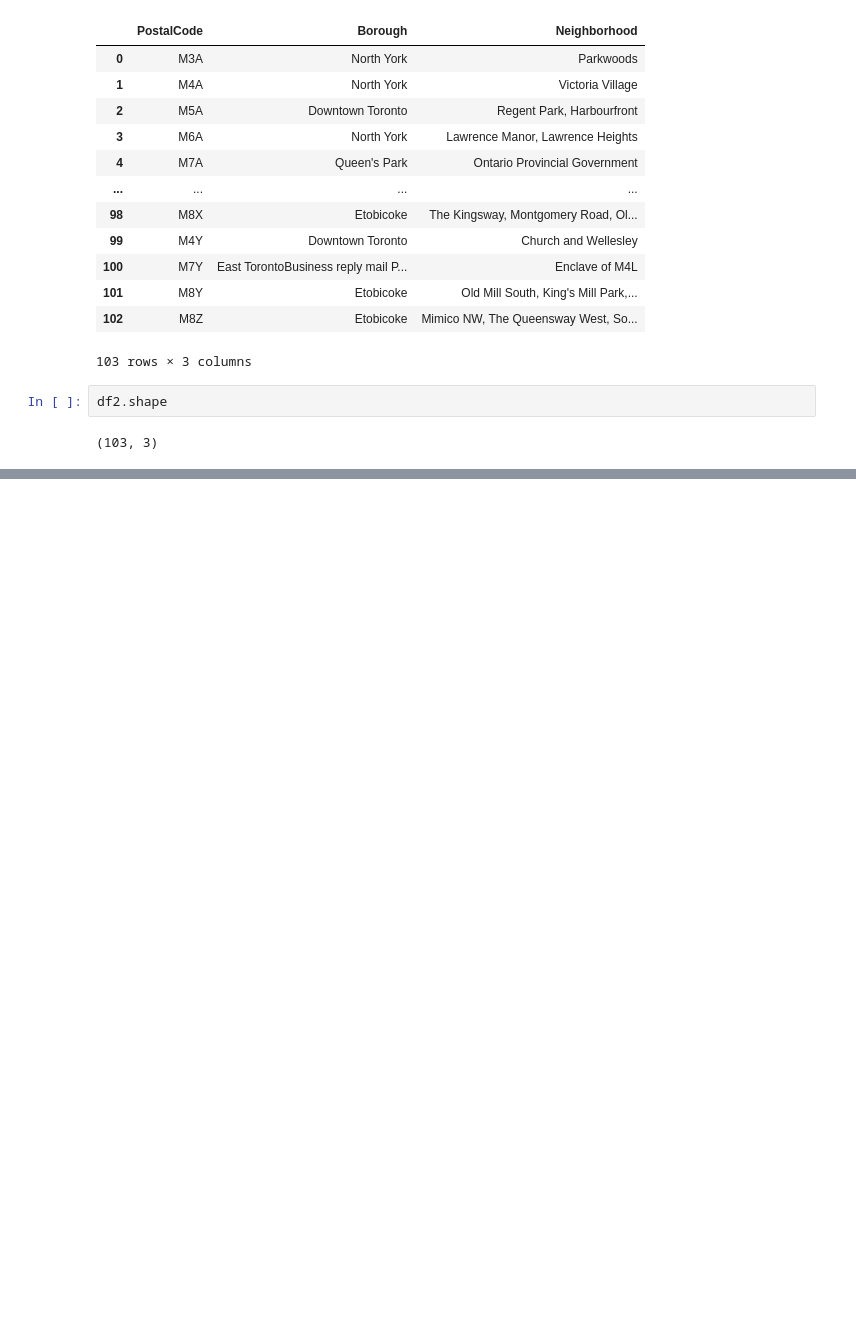
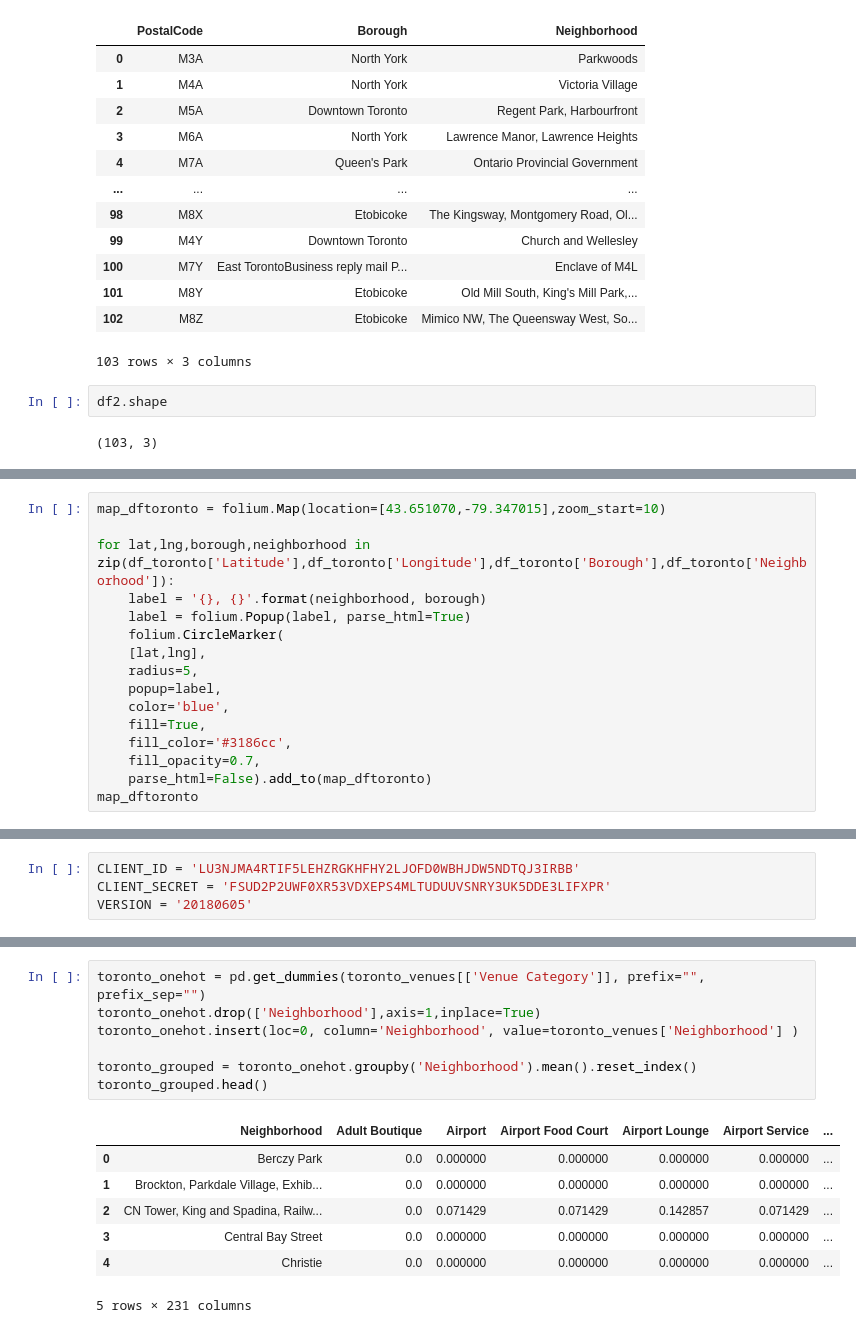
Before and after one commit to pallavidhole/Coursera_Capstone, a Jupyter notebook: Assgn1.ipynb, the cells around one changed output, grey strips where cells are left out. Drawn from its saved outputs; the diff is of its cells as text; blank space fills up the shorter version.

```diff
--- a/Assgn1.ipynb
+++ b/Assgn1.ipynb
@@ -66,0 +152,16 @@ df2.shape
+# %%
+map_dftoronto = folium.Map(location=[43.651070,-79.347015],zoom_start=10)
+
+for lat,lng,borough,neighborhood in zip(df_toronto['Latitude'],df_toronto['Longitude'],df_toronto['Borough'],df_toronto['Neighborhood']):
+    label = '{}, {}'.format(neighborhood, borough)
+    label = folium.Popup(label, parse_html=True)
+    folium.CircleMarker(
+    [lat,lng],
+    radius=5,
+    popup=label,
+    color='blue',
+    fill=True,
+    fill_color='#3186cc',
+    fill_opacity=0.7,
+    parse_html=False).add_to(map_dftoronto)
+map_dftoronto
@@ -66,0 +170,4 @@ df2.shape
+# %%
+CLIENT_ID = 'LU3NJMA4RTIF5LEHZRGKHFHY2LJOFD0WBHJDW5NDTQJ3IRBB'
+CLIENT_SECRET = 'FSUD2P2UWF0XR53VDXEPS4MLTUDUUVSNRY3UK5DDE3LIFXPR'
+VERSION = '20180605'
@@ -66,0 +256,15 @@ df2.shape
+# %%
+toronto_onehot = pd.get_dummies(toronto_venues[['Venue Category']], prefix="", prefix_sep="")
+toronto_onehot.drop(['Neighborhood'],axis=1,inplace=True)
+toronto_onehot.insert(loc=0, column='Neighborhood', value=toronto_venues['Neighborhood'] )
+
+toronto_grouped = toronto_onehot.groupby('Neighborhood').mean().reset_index()
+toronto_grouped.head()
+# %% [output]
+|  | Neighborhood | Adult Boutique | Airport | Airport Food Court | Airport Lounge | Airport Service | ... |
+| 0 | Berczy Park | 0.0 | 0.000000 | 0.000000 | 0.000000 | 0.000000 | ... |
+| 1 | Brockton, Parkdale Village, Exhib... | 0.0 | 0.000000 | 0.000000 | 0.000000 | 0.000000 | ... |
+| 2 | CN Tower, King and Spadina, Railw... | 0.0 | 0.071429 | 0.071429 | 0.142857 | 0.071429 | ... |
+| 3 | Central Bay Street | 0.0 | 0.000000 | 0.000000 | 0.000000 | 0.000000 | ... |
+| 4 | Christie | 0.0 | 0.000000 | 0.000000 | 0.000000 | 0.000000 | ... |
+5 rows × 231 columns
```
Also changed, not shown: parts of 17 cells of this notebook.
